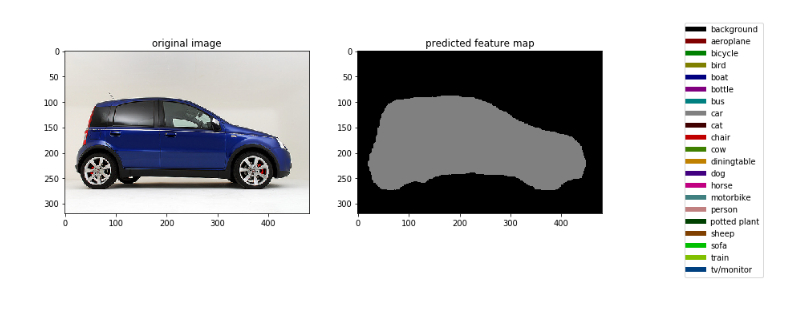
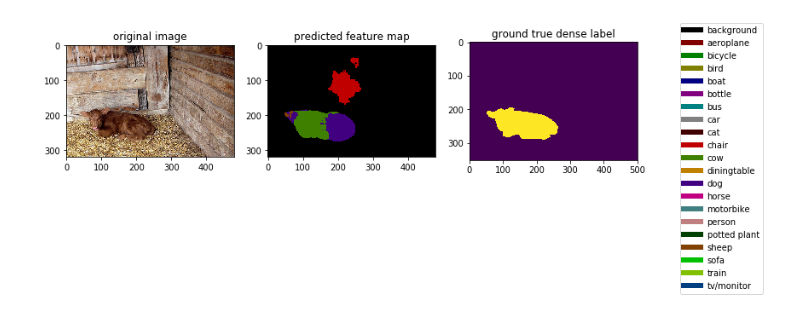
Before and after one commit to MartinMa28/FCN-pytorch, a Jupyter notebook: Inference.ipynb, the cells around one changed output. Saved outputs shown, nothing was run; the diff lists cells and outputs as text; code cells hidden in the pictures.

Commit message:
added ground true label

```diff
--- a/Inference.ipynb
+++ b/Inference.ipynb
@@ -202,8 +204,8 @@ def crop_center(img,cropx,cropy):
     starty = y//2-(cropy//2)
     return img[starty: starty+cropy, startx: startx+cropx]
 # %%
-def inference_dense_label(model, img_path, center_crop=True):
-    fig, (ax1, ax2) = plt.subplots(1, 2, figsize=(12, 20))
+def inference_dense_label(model, base_path, img_name, center_crop=True):
+    fig, (ax1, ax2, ax3) = plt.subplots(1, 3, figsize=(12, 20))
     voc_colors = [[0, 0, 0], [128, 0, 0], [0, 128, 0], [128, 128, 0],
                 [0, 0, 128], [128, 0, 128], [0, 128, 128], [128, 128, 128],
                 [64, 0, 0], [192, 0, 0], [64, 128, 0], [192, 128, 0],
@@ -216,6 +218,8 @@ def inference_dense_label(model, img_path, center_crop=True):
                    'diningtable', 'dog', 'horse', 'motorbike', 'person',
                    'potted plant', 'sheep', 'sofa', 'train', 'tv/monitor']
 
+    img_path = os.path.join(base_path + 'img', img_name + '.jpg')
+    gt_path = os.path.join(base_path + 'cls', img_name + '.mat')
     ind2color = {}
     legend_elements = []
     for ind, color in enumerate(voc_colors):
@@ -249,15 +253,19 @@ def inference_dense_label(model, img_path, center_crop=True):
             colored_pred[h, w] = ind2color[pred[h, w]][0]
 
     ax2.set_title('predicted feature map')
-    ax2.legend(handles=legend_elements, labels=voc_classes, loc='upper center', bbox_to_anchor=(1.5, 1.2))
     ax2.imshow(colored_pred)
+
+    gt_mat = spio.loadmat(gt_path, mat_dtype=True, squeeze_me=True, struct_as_record=False)
+    ax3.set_title('ground true dense label')
+    ax3.legend(handles=legend_elements, labels=voc_classes, loc='upper center', bbox_to_anchor=(1.5, 1.2))
+    ax3.imshow(gt_mat['GTcls'].Segmentation)
 # %%
 model_state_dict_path = 'scores/FCN8s-BN-Aug/trained_model.pt'
 vgg_model = VGGNet(pretrained=False, requires_grad=False, model='vgg16', batch_norm=True)
 fcn_scaled = FCN8sScaledOG(pretrained_net=vgg_model, n_class=21)
 fcn_scaled.load_state_dict(torch.load(model_state_dict_path, map_location='cpu'))
 # %%
-base_path = 'VOCAug/dataset/img/'
-inference_dense_label(fcn_scaled, base_path + '2009_003974.jpg')
+base_path = 'VOCAug/dataset/'
+inference_dense_label(fcn_scaled, base_path, '2008_000073')
 # %% [output]
-[figure, old version]
+[figure, new version]
```
Also changed, not shown: parts of 1 cell of this notebook.
